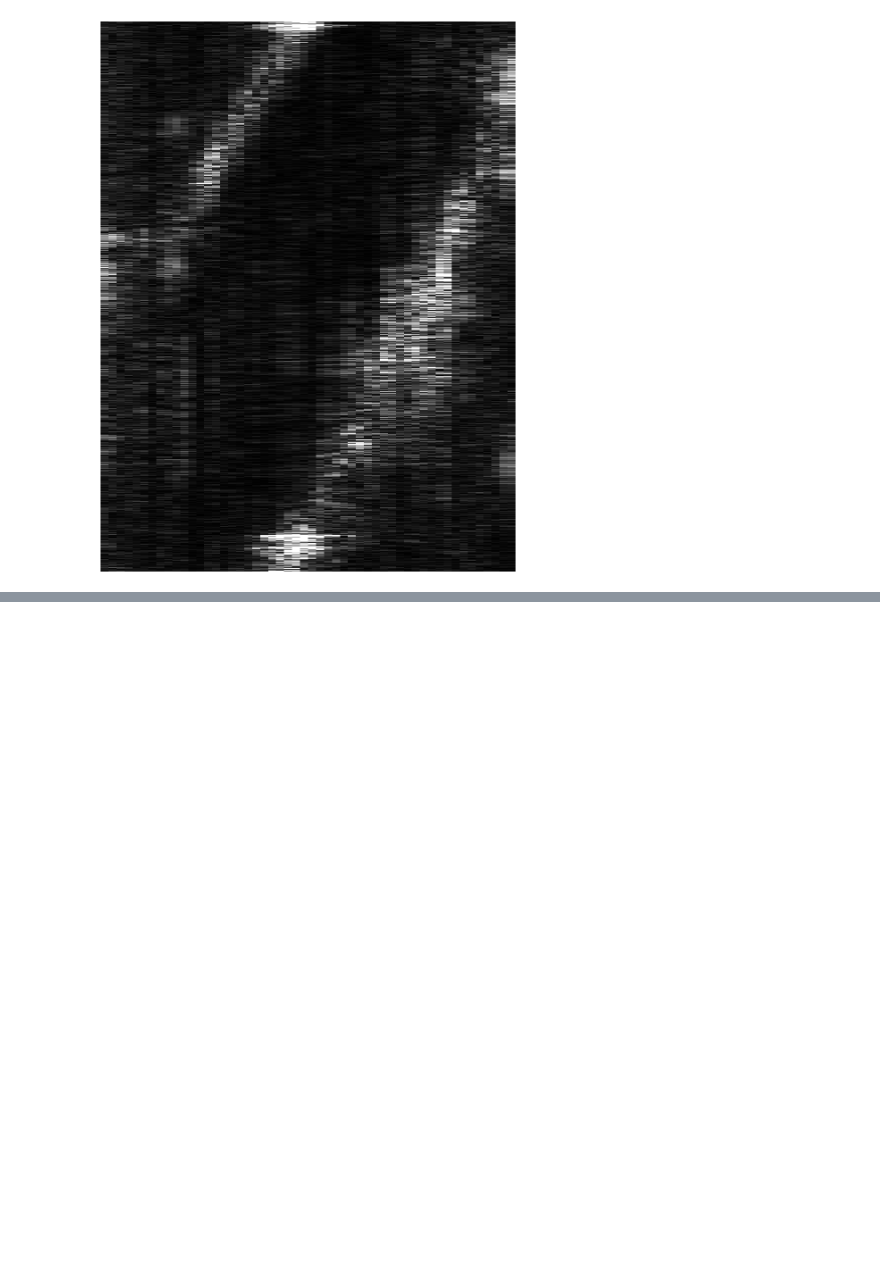
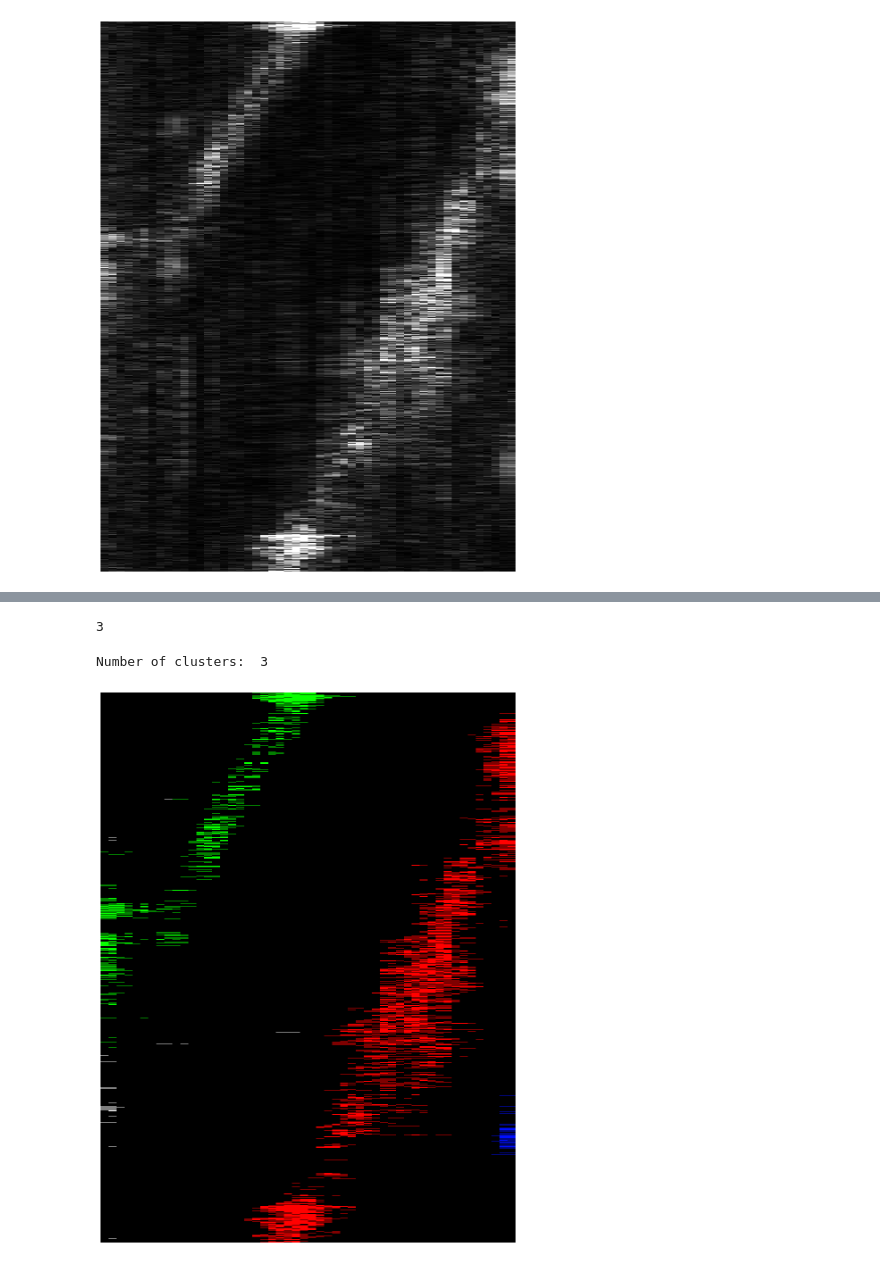
Before and after one commit to shhhQuiettt/moving-objects-DAS-system, a Jupyter notebook: regression3.ipynb, the cells around one changed output, grey strips where cells are left out. Cells and saved outputs as stored; diff of their text form; code cells hidden in the pictures; blank space fills up the shorter version.

```diff
--- a/regression3.ipynb
+++ b/regression3.ipynb
@@ -78,27 +89,32 @@ def generate_colors(num_colors):
     return rgb_colors
 # %%
 from sklearn.cluster import DBSCAN
-
-img_clusters = cv2.cvtColor(img, cv2.COLOR_GRAY2RGB)
+from sklearn.preprocessing import MinMaxScaler
 
 X = np.nonzero(img)
 X = np.vstack(X).T
 
-clustering = DBSCAN(eps=100, min_samples=3).fit(X)
+X.shape
+scaler = MinMaxScaler()
+X_scaled = scaler.fit_transform(X)
+clustering = DBSCAN(eps=0.08, min_samples=300).fit(X_scaled)
 
-print(clustering.labels_)
-
-no_of_clusters = np.max(clustering.labels_)-1
+no_of_clusters = np.max(clustering.labels_)+1
 print(no_of_clusters)
-
-colors = generate_colors(no_of_clusters)
+# %% [output]
+3
 # %%
-no_of_clusters = np.max(clustering.labels_)-1
+colors = generate_colors(no_of_clusters)
+img_clusters = cv2.cvtColor(img, cv2.COLOR_GRAY2RGB)
+
 print("Number of clusters: ", no_of_clusters)
 for cluster_id in range(no_of_clusters):
     idx = X[clustering.labels_ == cluster_id, :]
-
+    # print(idx)
     # print(f"Cluster{cluster_id}: {np.sum(idx)} members")
     img_clusters[idx.T[0], idx.T[1],:] = colors[cluster_id]
 
 plot_numpy(img_clusters)
+# %% [output]
+Number of clusters:  3
+[figure, added]
```
Also changed, not shown: parts of 10 cells of this notebook, 1 other file.
